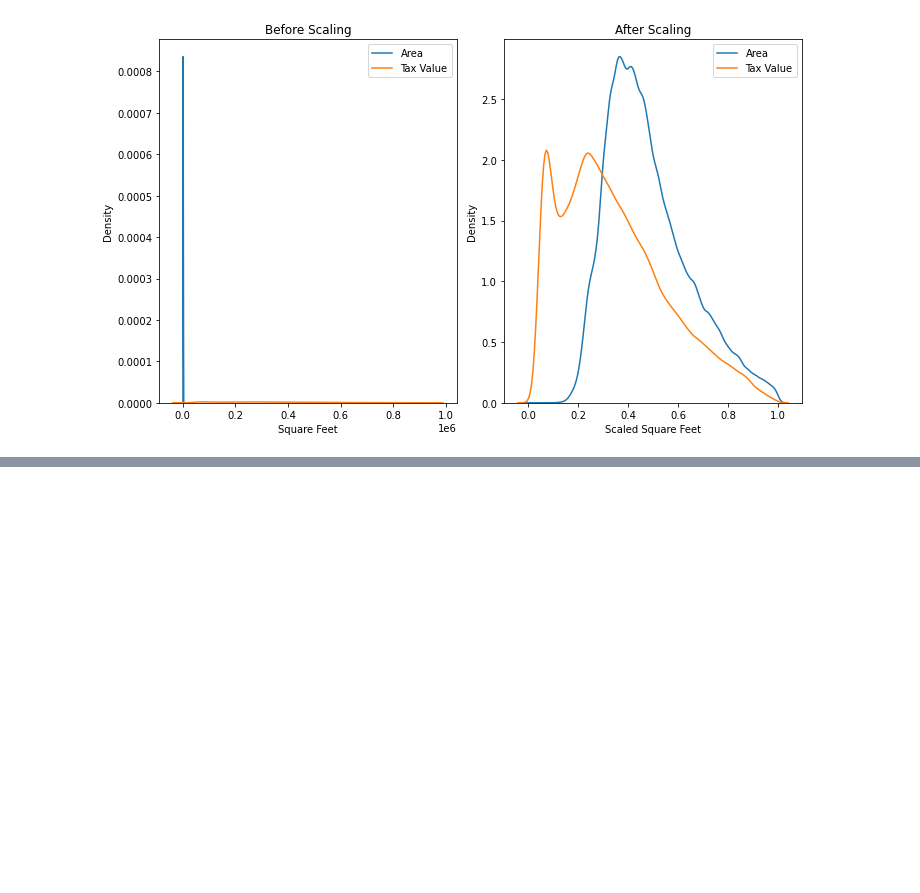
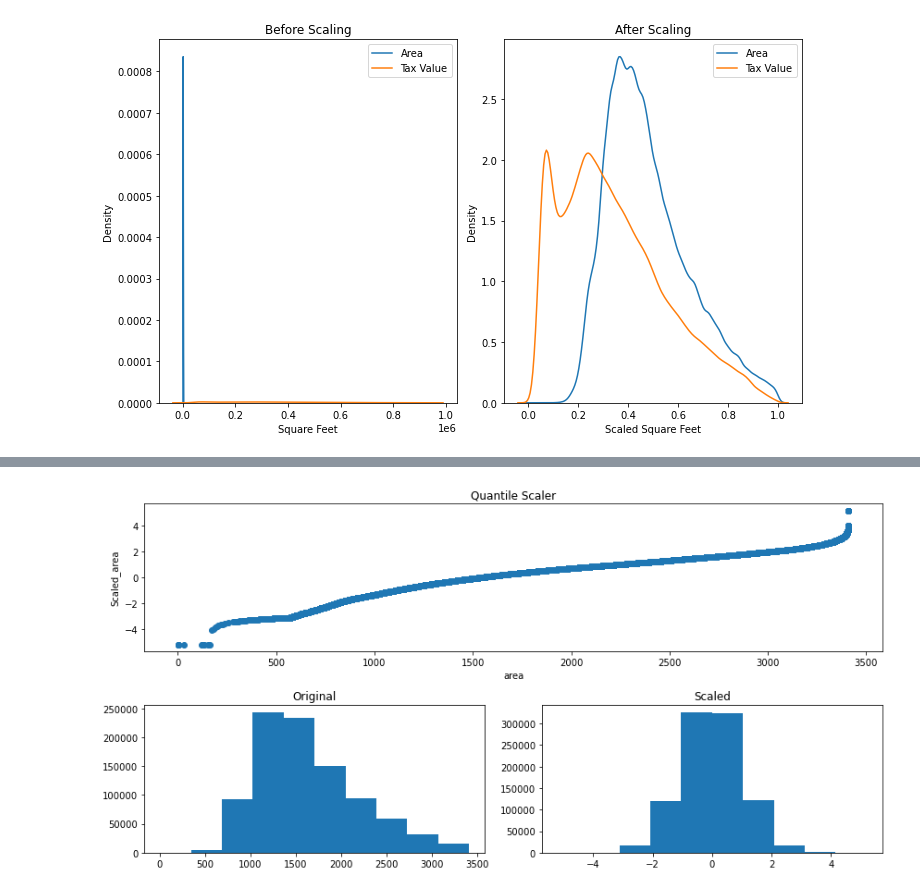
Before and after one commit to Marley-C-Robinson-99/regression-exercises, a Jupyter notebook: Scaling.ipynb, the cells around one changed output, grey strips where cells are left out. Drawn from its saved outputs; the diff is of its cells as text; code cells hidden in the pictures; blank space fills up the shorter version.

```diff
--- a/Scaling.ipynb
+++ b/Scaling.ipynb
@@ -88,0 +144,4 @@ plt.show()
+# %%
+visualize_scaled_date(sklearn.preprocessing.QuantileTransformer(output_distribution='normal'), 'Quantile Scaler', 'area')
+# %% [output]
+[figure, added]
```
Also changed, not shown: parts of 11 cells of this notebook, 4 other files.
